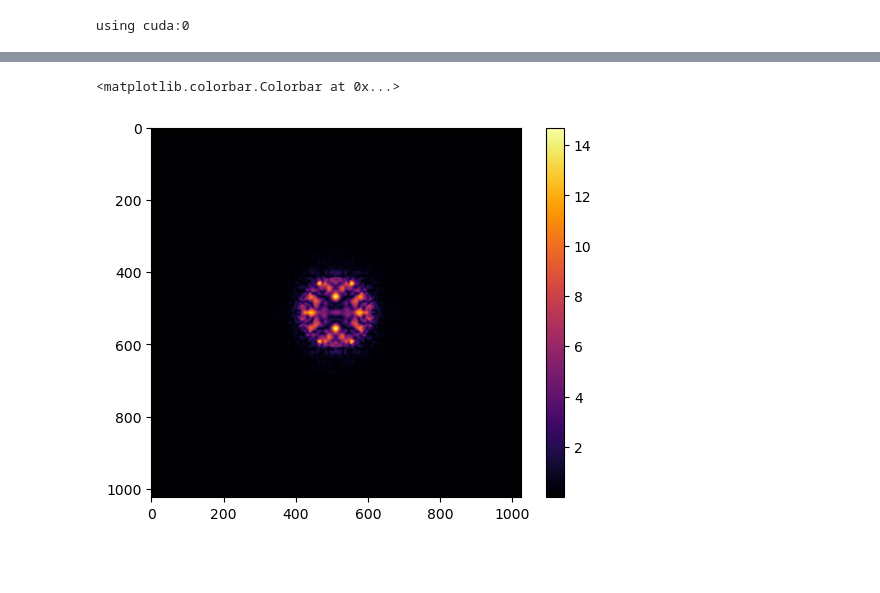
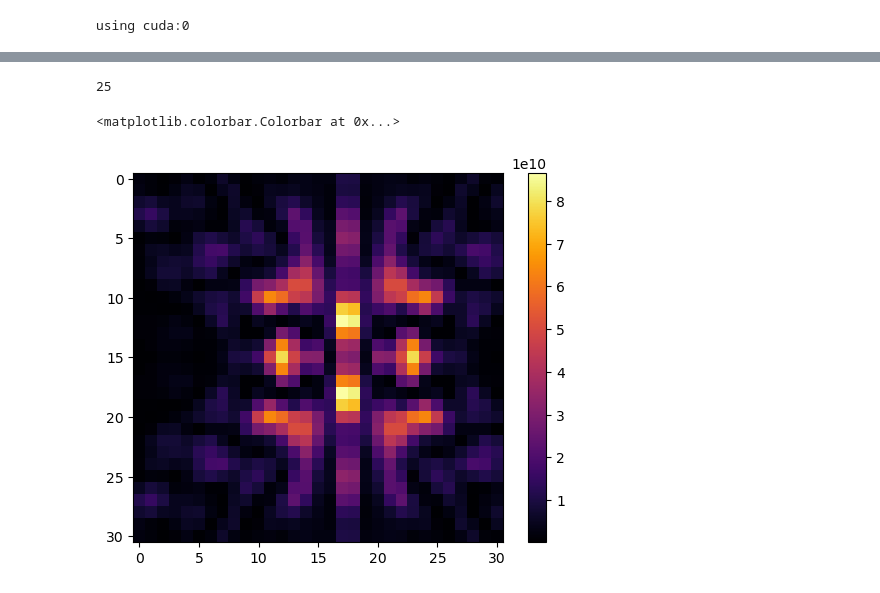
Before and after one commit to swampni/multislice, a Jupyter notebook: multisliceSim.ipynb, the cells around one changed output, grey strips where cells are left out. Saved outputs shown, nothing was run; the diff lists cells and outputs as text; code cells hidden in the pictures; blank space fills up the shorter version.

```diff
--- a/multisliceSim.ipynb
+++ b/multisliceSim.ipynb
@@ -27,0 +108,6 @@ dp = simulator.forward(probe).detach().clone()
+# %%
+probe = torch.ones((1024,1024), dtype=torch.complex64, device=device)
+# %%
+x,y = np.mgrid[-3:2, -3:2]
+beams = np.vstack((x.flatten(), y.flatten())).T
+larbed = LARBED(simCell, zStep=7.6792/4, nSlice=200, kV=300, nTilt=15, tiltStep=8, potential=toGPU(si_pg), tilt=(0,0)).to(device)
@@ -28,6 +120,14 @@ dp = simulator.forward(probe).detach().clone()
+# %%
+len(larbed.beams)
+# %% [output]
+25
+# %%
+larbed.center = np.array([512,512])
+# %%
+sim = larbed.forward(probe)
 # %%
-plt.imshow(toCPU(torch.abs(torch.fft.fftshift(torch.fft.fft2(dp)))), cmap='inferno')
+plt.imshow(toCPU(sim), cmap='inferno')
 plt.colorbar()
 # %% [output]
 <matplotlib.colorbar.Colorbar at 0x...>
-[figure, old version]
+[figure, new version]
```
Also changed, not shown: parts of 18 cells of this notebook, 3 other files.
